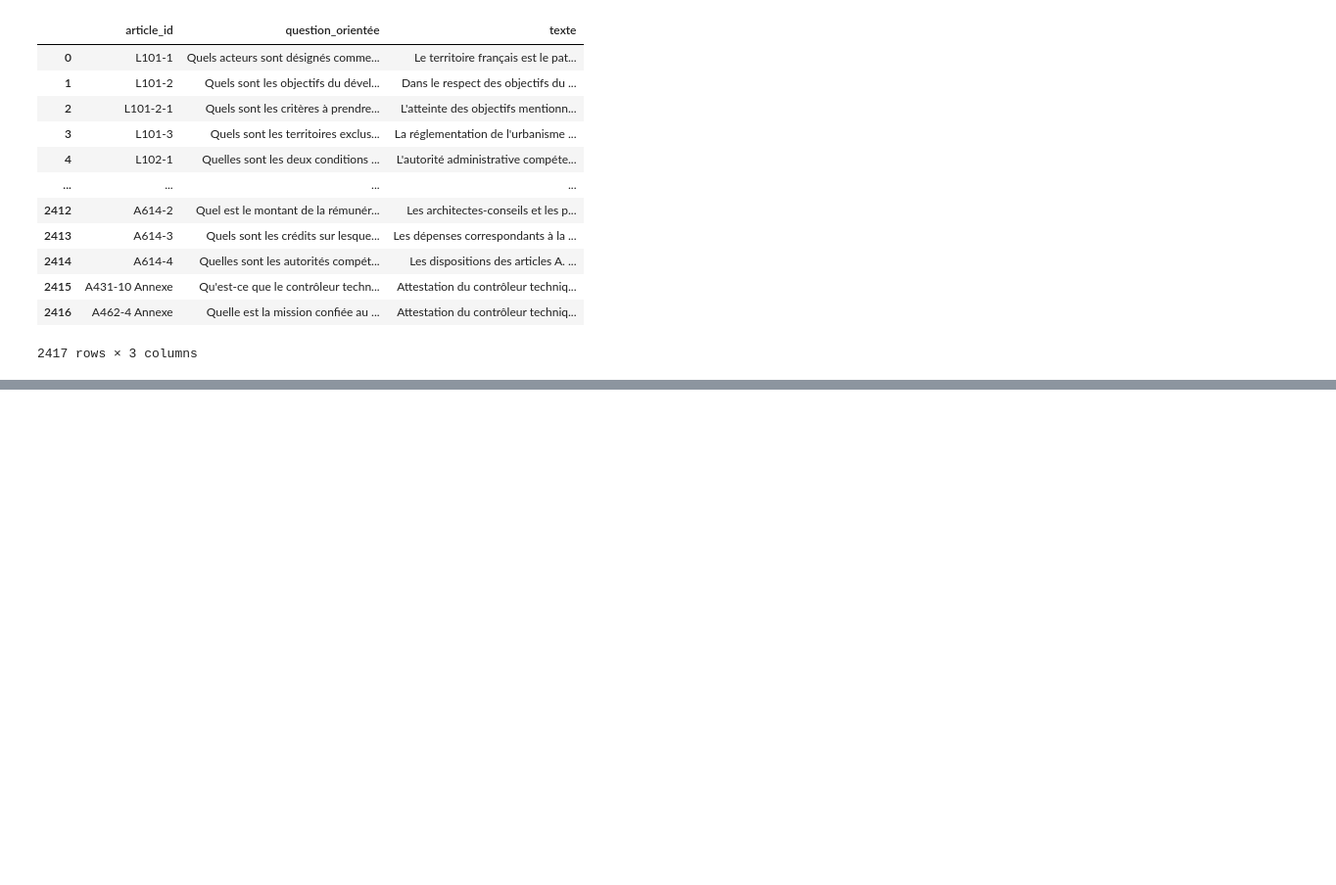
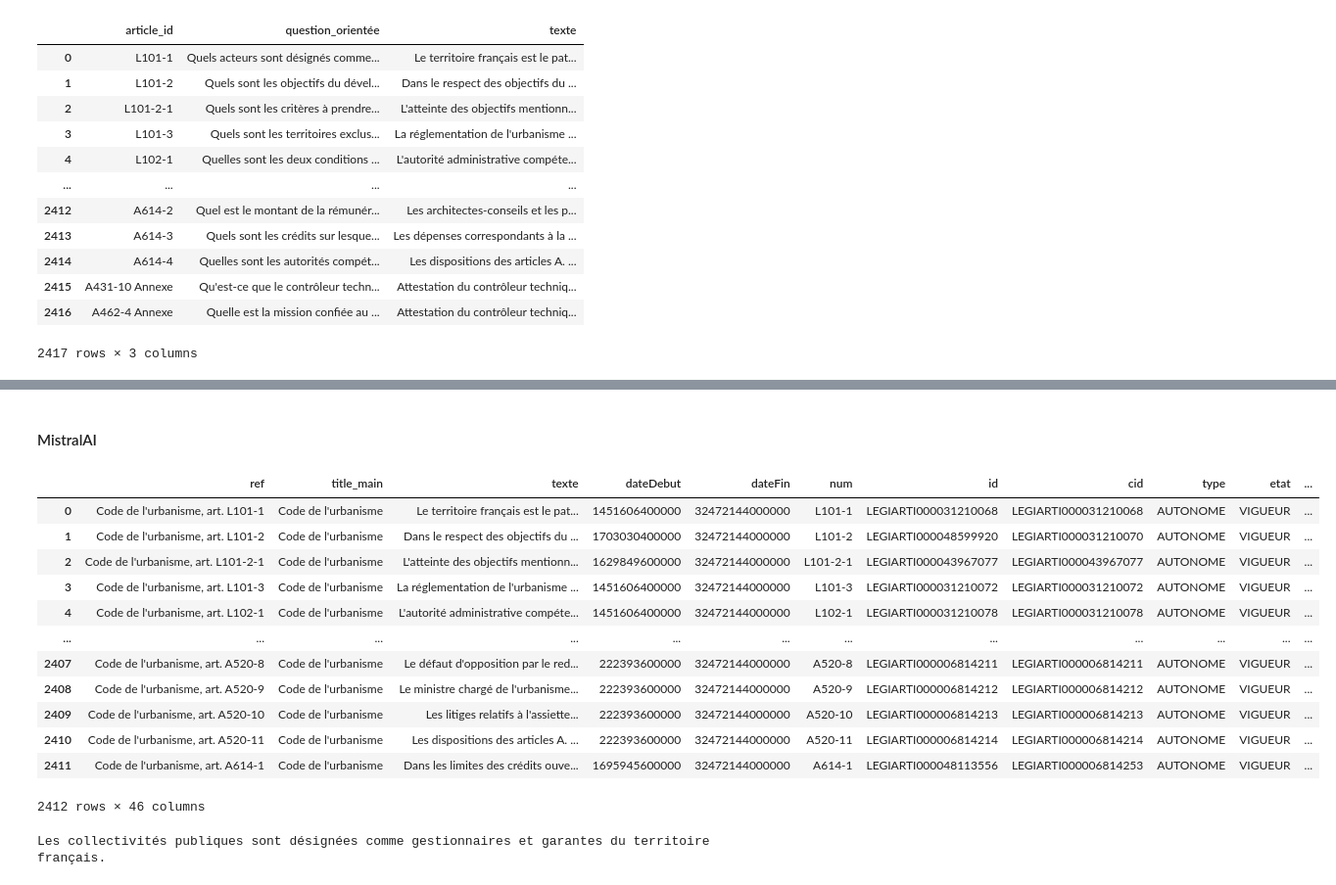
Before and after one commit to Gjeffroy/LLM_finetuning, a Jupyter notebook: Preparing_training_data.ipynb, the cells around one changed output, grey strips where cells are left out. Shown at 98% size. Saved outputs shown, nothing was run; the diff lists cells and outputs as text; code cells hidden in the pictures; blank space fills up the shorter version.

```diff
--- a/Preparing_training_data.ipynb
+++ b/Preparing_training_data.ipynb
@@ -279,0 +203,22 @@ await process_responses(df)
+# %% [markdown]
+#### MistralAI
+# %%
+import pandas as pd
+# load df
+df = pd.read_csv('df_reponse_orientees_mistral.csv')
+# %%
+df.head(-5)
+# %% [output]
+|  | ref | title_main | texte | dateDebut | dateFin | num | id | cid | type | etat | ... |
+| 0 | Code de l'urbanisme, art. L101-1 | Code de l'urbanisme | Le territoire français est le pat... | 1451606400000 | 32472144000000 | L101-1 | LEGIARTI000031210068 | LEGIARTI000031210068 | AUTONOME | VIGUEUR | ... |
+| 1 | Code de l'urbanisme, art. L101-2 | Code de l'urbanisme | Dans le respect des objectifs du ... | 1703030400000 | 32472144000000 | L101-2 | LEGIARTI000048599920 | LEGIARTI000031210070 | AUTONOME | VIGUEUR | ... |
+| 2 | Code de l'urbanisme, art. L101-2-1 | Code de l'urbanisme | L'atteinte des objectifs mentionn... | 1629849600000 | 32472144000000 | L101-2-1 | LEGIARTI000043967077 | LEGIARTI000043967077 | AUTONOME | VIGUEUR | ... |
+| 3 | Code de l'urbanisme, art. L101-3 | Code de l'urbanisme | La réglementation de l'urbanisme ... | 1451606400000 | 32472144000000 | L101-3 | LEGIARTI000031210072 | LEGIARTI000031210072 | AUTONOME | VIGUEUR | ... |
+| 4 | Code de l'urbanisme, art. L102-1 | Code de l'urbanisme | L'autorité administrative compéte... | 1451606400000 | 32472144000000 | L102-1 | LEGIARTI000031210078 | LEGIARTI000031210078 | AUTONOME | VIGUEUR | ... |
+| ... | ... | ... | ... | ... | ... | ... | ... | ... | ... | ... | ... |
+| 2407 | Code de l'urbanisme, art. A520-8 | Code de l'urbanisme | Le défaut d'opposition par le red... | 222393600000 | 32472144000000 | A520-8 | LEGIARTI000006814211 | LEGIARTI000006814211 | AUTONOME | VIGUEUR | ... |
+| 2408 | Code de l'urbanisme, art. A520-9 | Code de l'urbanisme | Le ministre chargé de l'urbanisme... | 222393600000 | 32472144000000 | A520-9 | LEGIARTI000006814212 | LEGIARTI000006814212 | AUTONOME | VIGUEUR | ... |
+| 2409 | Code de l'urbanisme, art. A520-10 | Code de l'urbanisme | Les litiges relatifs à l'assiette... | 222393600000 | 32472144000000 | A520-10 | LEGIARTI000006814213 | LEGIARTI000006814213 | AUTONOME | VIGUEUR | ... |
+| 2410 | Code de l'urbanisme, art. A520-11 | Code de l'urbanisme | Les dispositions des articles A. ... | 222393600000 | 32472144000000 | A520-11 | LEGIARTI000006814214 | LEGIARTI000006814214 | AUTONOME | VIGUEUR | ... |
+| 2411 | Code de l'urbanisme, art. A614-1 | Code de l'urbanisme | Dans les limites des crédits ouve... | 1695945600000 | 32472144000000 | A614-1 | LEGIARTI000048113556 | LEGIARTI000006814253 | AUTONOME | VIGUEUR | ... |
+2412 rows × 46 columns
@@ -279,0 +235,27 @@ await process_responses(df)
+# %%
+import os
+from mistralai import Mistral
+from google.colab import userdata
+
+
+api_key = userdata.get('MISTRAL_API_KEY')
+model = "ministral-8b-2410"
+
+client = Mistral(api_key=api_key)
+
+def generate_response_mistralAI(prompt):
+
+  chat_response = client.chat.complete(
+      model = model,
+      messages = [
+          {
+              "role": "user",
+              "content": prompt,
+          },
+      ]
+  )
+  return chat_response.choices[0].message.content
+
+print(generate_response_mistralAI(prompt.format(df['question_orientée'][0], df['texte'][0])))
+# %% [output]
+Les collectivités publiques sont désignées comme gestionnaires et garantes du territoire français.
```
Also changed, not shown: parts of 17 cells of this notebook.
